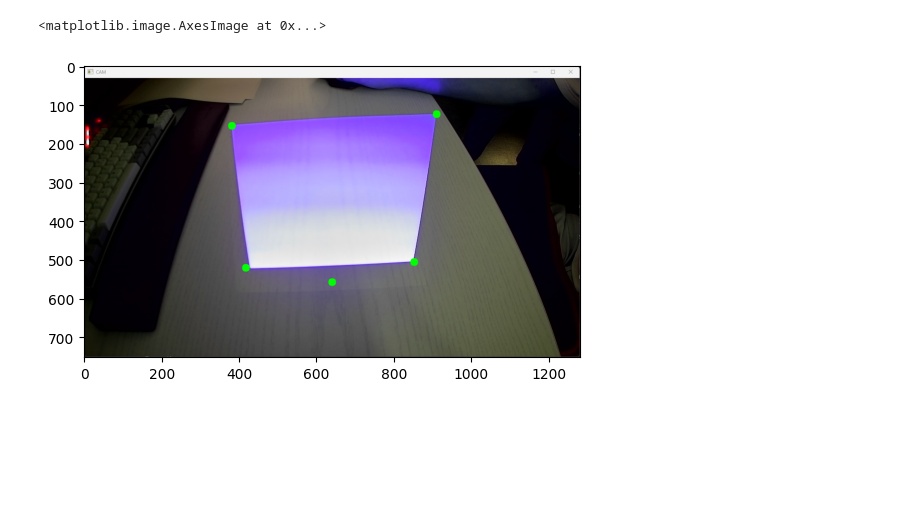
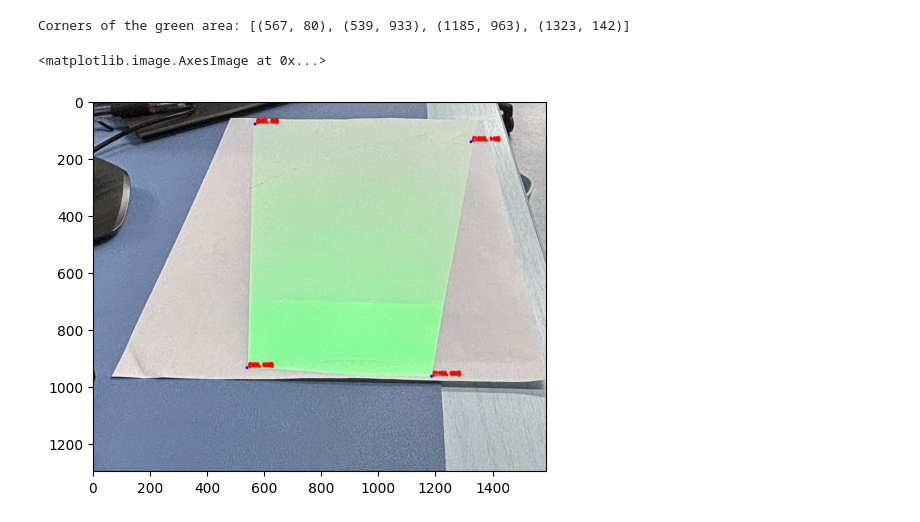
Before and after one commit to kyh980909/projection_touch, a Jupyter notebook: edge.ipynb, the cells around one changed output. Saved outputs shown, nothing was run; the diff lists cells and outputs as text; code cells hidden in the pictures; blank space fills up the shorter version.

Commit message:
Add projection area auto detect test

```diff
--- a/edge.ipynb
+++ b/edge.ipynb
@@ -35,33 +4,0 @@ plt.imshow(red_detected)
-# %%
-# 가우시안 블러 적용 (노이즈 제거)
-blurred = cv2.GaussianBlur(frame, (5, 5), 0)
-
-# Canny 에지 감지 적용
-edges = cv2.Canny(blurred, 50, 150)
-
-# 컨투어 찾기
-contours, _ = cv2.findContours(edges, cv2.RETR_EXTERNAL, cv2.CHAIN_APPROX_SIMPLE)
-
-# 가장 큰 컨투어 찾기 (투사된 영역의 테두리일 가능성이 높음)
-if contours:
-    largest_contour = max(contours, key=cv2.contourArea)
-    # 다각형 근사화 (테두리가 사각형일 것으로 가정)
-    epsilon = 0.02 * cv2.arcLength(largest_contour, True)
-    approx = cv2.approxPolyDP(largest_contour, epsilon, True)
-
-    if len(approx) == 4:  # 사각형을 찾음
-        # 사각형의 꼭짓점 좌표 출력
-        for i, corner in enumerate(approx):
-            x, y = corner.ravel()
-            print(f"Corner {i+1}: x={x}, y={y}")
-            # 꼭짓점 표시
-            cv2.circle(frame, (x, y), 5, (0, 255, 0), -1)
-
-        # 사각형의 테두리를 그리기
-        cv2.drawContours(frame, [approx], -1, (0, 255, 0), 3)
-
-# 결과 출력
-plt.imshow(frame)
-# %% [output]
-<matplotlib.image.AxesImage at 0x...>
-[figure, removed]
@@ -67,0 +44,15 @@ plt.imshow(frame)
+# %%
+# 예제 이미지 불러오기 (카메라 사용 시 아래 부분을 대체)
+image = cv2.imread('edge3.jpg')
+# image = cv2.resize(image, (1080, 720))
+
+# 초록색 영역의 꼭짓점 찾기
+corners, result_image = find_green_corners(image)
+
+# 결과 출력
+print("Corners of the green area:", corners)
+plt.imshow(result_image)
+# %% [output]
+Corners of the green area: [(567, 80), (539, 933), (1185, 963), (1323, 142)]
+<matplotlib.image.AxesImage at 0x...>
+[figure, added]
```
Also changed, not shown: parts of 4 cells of this notebook, 10 other files.
